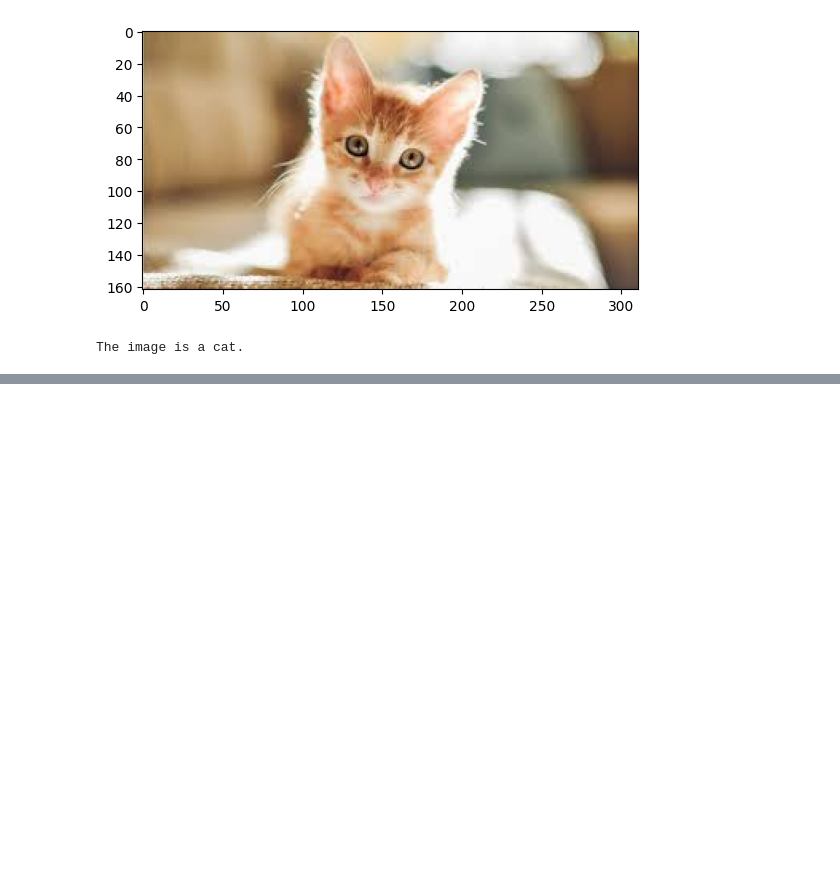
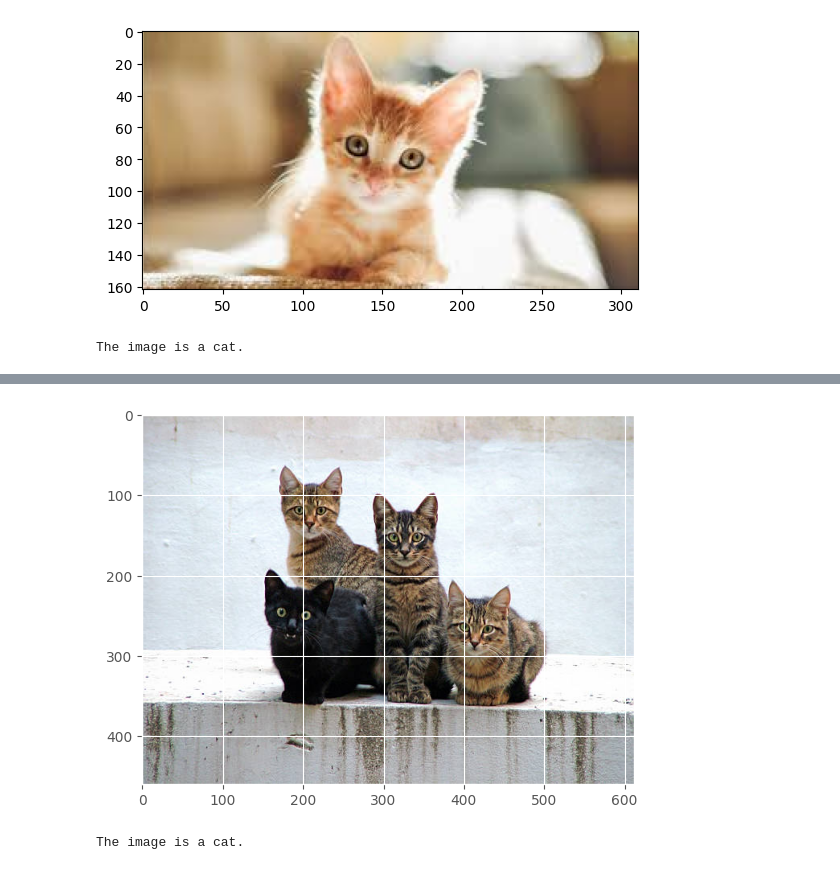
Before and after one commit to KushalBosu/Cats-and-Dogs-Image-Classifier, a Jupyter notebook: CNN_model_for_Cats_and_Dogs_Classification.ipynb, the cells around one changed output, grey strips where cells are left out. Cells and saved outputs as stored; diff of their text form; code cells hidden in the pictures; blank space fills up the shorter version.

```diff
--- a/CNN_model_for_Cats_and_Dogs_Classification.ipynb
+++ b/CNN_model_for_Cats_and_Dogs_Classification.ipynb
@@ -260,0 +276,40 @@ The image is a cat.
+# %%
+import numpy as np
+from keras.models import load_model
+from PIL import Image
+import matplotlib.pyplot as plt
+
+# Load the saved model
+model = load_model('classifier.h5')
+
+# Load the image to be classified
+img_path = 'four cats.jpg'
+img = Image.open(img_path)
+
+# Display the input image
+plt.imshow(img)
+plt.show()
+
+# Scale the image to the desired size
+img = img.resize((150, 150))
+
+# Convert the image to a numpy array
+x = np.array(img)
+
+# Reshape the array to a batch of size 1
+x = x.reshape((1,) + x.shape)
+
+# Normalize the pixel values (between 0 and 1)
+x = x / 255.0
+
+# Make a prediction
+prediction = model.predict(x, verbose=0)
+
+# Print the predicted class (0: cat, 1: dog)
+if prediction[0] < 0.5:
+    print("The image is a cat.")
+else:
+    print("The image is a dog.")
+# %% [output]
+[figure, added]
+The image is a cat.
```
Also changed, not shown: parts of 10 cells of this notebook.
